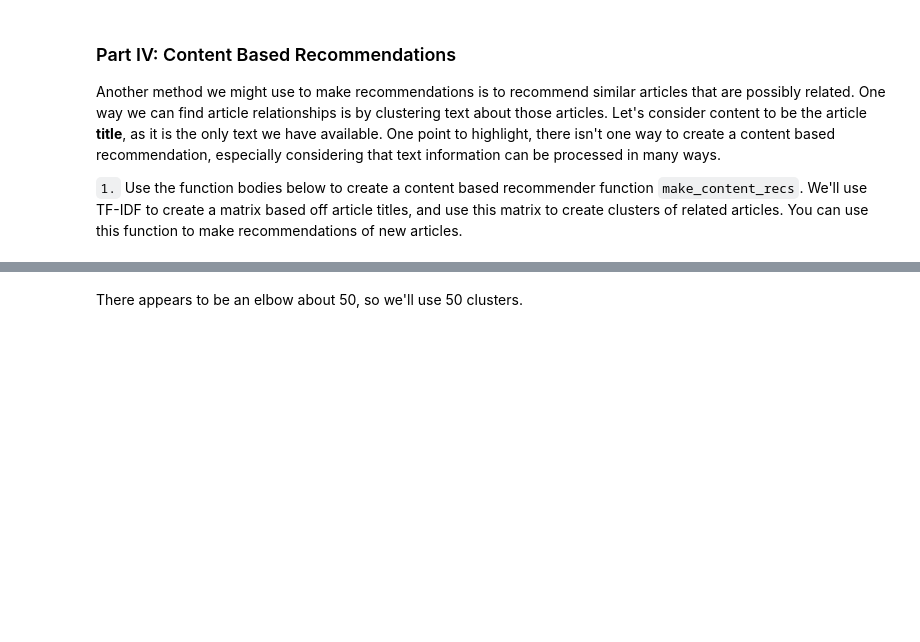
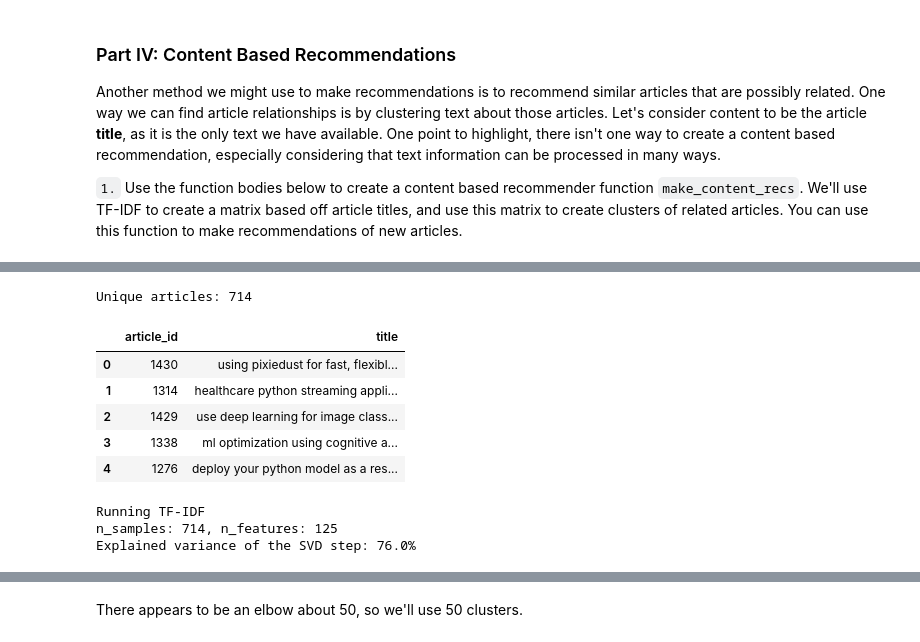
Before and after one commit to jiyoon28/data-science-portfolio, a Jupyter notebook: classical-machine-learning/recommendation-system/src/Recommendations_with_IBM.ipynb, the cells around one changed output, grey strips where cells are left out. Cells and saved outputs as stored; diff of their text form; code cells hidden in the pictures; blank space fills up the shorter version.

```diff
--- a/classical-machine-learning/recommendation-system/src/Recommendations_with_IBM.ipynb
+++ b/classical-machine-learning/recommendation-system/src/Recommendations_with_IBM.ipynb
@@ -706,3 +710,16 @@ df_unique_articles =
+# %%
+# unique articles
+df_unique_articles = df[['article_id', 'title']].drop_duplicates(subset='article_id').reset_index(drop=True)
+print(f"Unique articles: {df_unique_articles.shape[0]}")
+df_unique_articles.head()
+# %% [output]
+Unique articles: 714
+|  | article_id | title |
+| 0 | 1430 | using pixiedust for fast, flexibl... |
+| 1 | 1314 | healthcare python streaming appli... |
+| 2 | 1429 | use deep learning for image class... |
+| 3 | 1338 | ml optimization using cognitive a... |
+| 4 | 1276 | deploy your python model as a res... |
 # %%
 # Create a vectorizer using TfidfVectorizer and fit it to the article titles
 max_features = 200
@@ -716,15 +733,22 @@ vectorizer = TfidfVectorizer(
     max_features=max_features,
 )
 print("Running TF-IDF")
-X_tfidf =  # Fit the vectorizer to the article titles
+
+# Fit and transform the article titles using TF-IDF
+X_tfidf =  vectorizer.fit_transform(df_unique_articles['title'])
 
 print(f"n_samples: {X_tfidf.shape[0]}, n_features: {X_tfidf.shape[1]}")
 
+# Build the LSA pipeline and fit-transform
 lsa = make_pipeline(TruncatedSVD(n_components=50), Normalizer(copy=False))
-X_lsa = # Fit the LSA model to the vectorized article titles
+X_lsa = lsa.fit_transform(X_tfidf)
 explained_variance = lsa[0].explained_variance_ratio_.sum()
 
 print(f"Explained variance of the SVD step: {explained_variance * 100:.1f}%")
+# %% [output]
+Running TF-IDF
+n_samples: 714, n_features: 125
+Explained variance of the SVD step: 76.0%
 # %%
 # Let's map the inertia for different number of clusters to find the optimal number of clusters
 # We'll plot it to see the elbow
```
Also changed, not shown: parts of 30 cells of this notebook.
